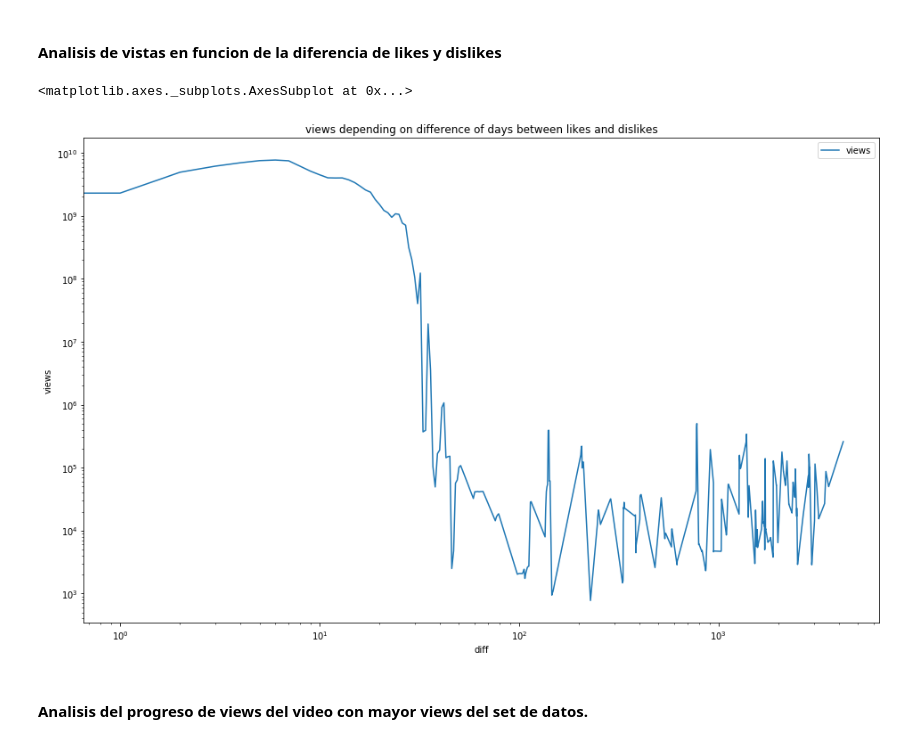
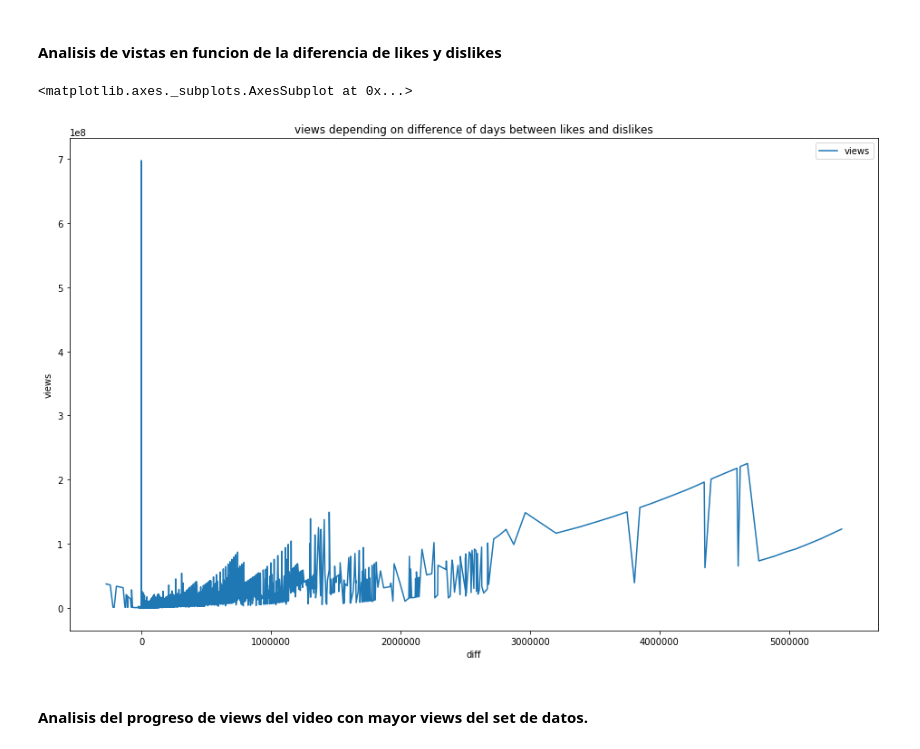
Before and after one commit to BlancoSebastianEzequiel/7750-TPFinal, a Jupyter notebook: src/analisis.ipynb, the cells around one changed output. Cells and saved outputs as stored; diff of their text form; code cells hidden in the pictures.

Commit message:
fix graph

```diff
--- a/src/analisis.ipynb
+++ b/src/analisis.ipynb
@@ -176,17 +176,17 @@ graph
 # %%
 likes_dislikes_diff = videos.copy(deep=True)
 likes_dislikes_diff['diff'] = likes_dislikes_diff['likes'] - likes_dislikes_diff['dislikes']
-likes_dislikes_diff['diff'] = likes_dislikes_diff['diff'].map(lambda x: abs(x))
+#likes_dislikes_diff['diff'] = likes_dislikes_diff['diff'].map(lambda x: abs(x))
 likes_dislikes_diff = likes_dislikes_diff.loc[:, ['diff', 'views']].groupby('diff').agg({'views': 'sum'}).reset_index()
-graph = trending.plot(x='diff', y='views', loglog=True, kind='line', figsize=(16,10))
+graph = likes_dislikes_diff.plot(x='diff', y='views', kind='line', figsize=(16,10))
 graph.set_title('views depending on difference of days between likes and dislikes')
 graph.set_xlabel("diff")
 graph.set_ylabel("views")
 graph.get_figure().savefig("../doc/report/pics/Analisis_de_vistas_en_funcion_de_la_diferencia_de_likes_y_dilikes.png")
 graph
 # %% [output]
 <matplotlib.axes._subplots.AxesSubplot at 0x...>
-[figure, old version]
+[figure, new version]
 # %% [markdown]
 #### Analisis del progreso de views del video con mayor views del set de datos.
 # %%
```
Also changed, not shown: parts of 2 cells of this notebook, 1 other file.
